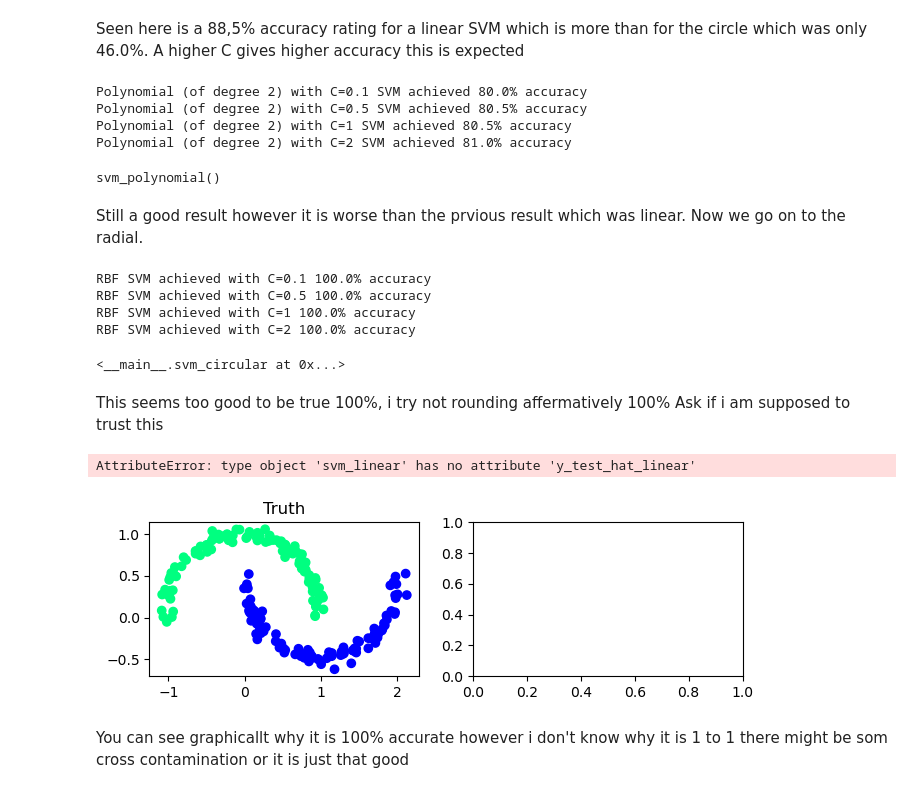
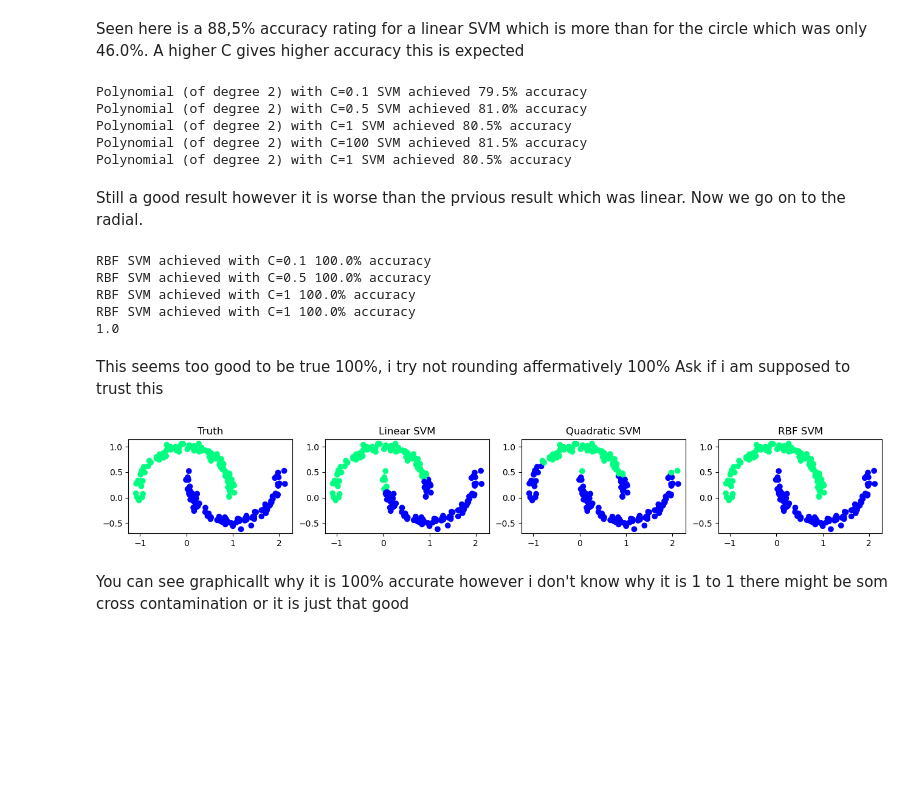
Before and after one commit to Thpri19/AML-Code, a Jupyter notebook: AML Code/AppliedMachineLearning/AML1 EX 1.ipynb, the cells around one changed output. Saved outputs shown, nothing was run; the diff lists cells and outputs as text; code cells hidden in the pictures; blank space fills up the shorter version.

Commit message:
Improved the svm classes, and made the figure work Now i am able to call variables

```diff
--- a/AML Code/AppliedMachineLearning/AML1 EX 1.ipynb
+++ b/AML Code/AppliedMachineLearning/AML1 EX 1.ipynb
@@ -97,81 +97,84 @@ Seen here is a 88,5% accuracy rating for a linear SVM which is more than for the
 #Estimate the polynomial of the 2nd degree
 class svm_polynomial(Exception):
     __module__ = Exception.__module__
-    def __init__ (self, c, deg):
+    def __init__ (self, c, deg, X_test, X_train, y_test, y_train):
 
         self.c = c
         self.deg = deg
-        svm_poly = svm.SVC(C=c,kernel='poly', degree=deg)
-        svm_poly.fit(X_train, y_train)
+        self.svm_poly = svm.SVC(C=c,kernel='poly', degree=deg)
+        self.svm_poly.fit(X_train, y_train)
 
-        y_test_hat_poly = svm_poly.predict(X_test)
-        accuracy_poly = accuracy_score(y_test_hat_poly, y_test)
-        print(f'Polynomial (of degree {deg}) with C={c} SVM achieved {round(accuracy_poly * 100, 1)}% accuracy')
+        self.y_test_hat_poly = self.svm_poly.predict(X_test)
+        self.accuracy_poly = accuracy_score(self.y_test_hat_poly, y_test)
+        print(f'Polynomial (of degree {deg}) with C={c} SVM achieved {round(self.accuracy_poly * 100, 1)}% accuracy')
 
-svm_polynomial(c=0.1, deg = 2)
-svm_polynomial(c=0.5, deg = 2)
-svm_polynomial(c=1, deg = 2)
-svm_polynomial(c=2, deg = 2)
+svm_polynomial(c=0.1, deg=2, X_train=X_train, y_train=y_train, X_test=X_test, y_test=y_test)
+svm_polynomial(c=0.5, deg=2, X_train=X_train, y_train=y_train, X_test=X_test, y_test=y_test)
+svm_polynomial(c=1, deg=2, X_train=X_train, y_train=y_train, X_test=X_test, y_test=y_test)
+svm_polynomial(c=100, deg=2, X_train=X_train, y_train=y_train, X_test=X_test, y_test=y_test)
+
+my_svm_polynomial = svm_polynomial(c=1, deg=2, X_train=X_train, y_train=y_train, X_test=X_test, y_test=y_test)
 # %% [output]
-Polynomial (of degree 2) with C=0.1 SVM achieved 80.0% accuracy
-Polynomial (of degree 2) with C=0.5 SVM achieved 80.5% accuracy
+Polynomial (of degree 2) with C=0.1 SVM achieved 79.5% accuracy
+Polynomial (of degree 2) with C=0.5 SVM achieved 81.0% accuracy
 Polynomial (of degree 2) with C=1 SVM achieved 80.5% accuracy
-Polynomial (of degree 2) with C=2 SVM achieved 81.0% accuracy
+Polynomial (of degree 2) with C=100 SVM achieved 81.5% accuracy
+Polynomial (of degree 2) with C=1 SVM achieved 80.5% accuracy
-svm_polynomial()
 # %% [markdown]
 Still a good result however it is worse than the prvious result which was linear. Now we go on to the radial.
 # %%
 class svm_circular:
-    def __init__(self, c):
-
+    def __init__(self, c, X_train, y_train, X_test, y_test):
         self.slack = c
 
+        self.svm_rbf = svm.SVC(kernel='rbf')
+        self.svm_rbf.fit(X_train, y_train)
 
-        svm_rbf = svm.SVC(kernel='rbf')
-        svm_rbf.fit(X_train, y_train)
+        self.y_test_hat_rbf = self.svm_rbf.predict(X_test)
+        self.accuracy_rbf = accuracy_score(self.y_test_hat_rbf, y_test)
+        print(f'RBF SVM achieved with C={c} {self.accuracy_rbf*100}% accuracy')
 
-        y_test_hat_rbf = svm_rbf.predict(X_test)
-        accuracy_rbf = accuracy_score(y_test_hat_rbf, y_test)
-        print(f'RBF SVM achieved with C={c} {accuracy_rbf*100}% accuracy')
+svm_circular(c=0.1, X_train=X_train, y_train=y_train, X_test=X_test, y_test=y_test)
 
-svm_circular(c=0.1)
-svm_circular(c=0.5)
-svm_circular(c=1)
-svm_circular(c=2)
+svm_circular(c=0.5, X_train=X_train, y_train=y_train, X_test=X_test, y_test=y_test)
+
+svm_circular(c=1, X_train=X_train, y_train=y_train, X_test=X_test, y_test=y_test)
+
+my_svm_rbf= svm_circular(c=1, X_train=X_train, y_train=y_train, X_test=X_test, y_test=y_test)
+print(my_svm_rbf.accuracy_rbf)
 # %% [output]
 RBF SVM achieved with C=0.1 100.0% accuracy
 RBF SVM achieved with C=0.5 100.0% accuracy
 RBF SVM achieved with C=1 100.0% accuracy
-RBF SVM achieved with C=2 100.0% accuracy
+RBF SVM achieved with C=1 100.0% accuracy
+1.0
-<__main__.svm_circular at 0x...>
 # %% [markdown]
 This seems too good to be true 100%, i try not rounding affermatively 100% Ask if i am supposed to trust this
 # %%
 fig = plt.figure(figsize=plt.figaspect(0.1))
 ax = fig.add_subplot(1, 4, 1)
 ax.scatter(X_test[:, 0], X_test[:, 1], c=y_test,
            cmap=plt.get_cmap("winter_r"))
 plt.title('Truth')
 
 ax = fig.add_subplot(1, 4, 2)
-ax.scatter(X_test[:, 0], X_test[:, 1], c=y_test_hat_linear,
+ax.scatter(X_test[:, 0], X_test[:, 1], c=my_svm_linear.y_test_hat_linear,
            cmap=plt.get_cmap("winter_r"))
 plt.title('Linear SVM')
 
 ax = fig.add_subplot(1, 4, 3)
-ax.scatter(X_test[:, 0], X_test[:, 1], c=y_test_hat_poly,
+ax.scatter(X_test[:, 0], X_test[:, 1], c=my_svm_polynomial.y_test_hat_poly,
            cmap=plt.get_cmap("winter_r"))
 plt.title('Quadratic SVM')
 
 ax = fig.add_subplot(1, 4, 4)
-ax.scatter(X_test[:, 0], X_test[:, 1], c=y_test_hat_rbf,
+ax.scatter(X_test[:, 0], X_test[:, 1], c=my_svm_rbf.y_test_hat_rbf,
            cmap=plt.get_cmap("winter_r"))
 plt.title('RBF SVM')
 
 plt.show()
 # %% [output]
-AttributeError: type object 'svm_linear' has no attribute 'y_test_hat_linear'
-[figure, old version]
+[figure, new version]
 # %% [markdown]
 You can see graphicallt why it is 100% accurate however i don't know why it is 1 to 1 there might be som cross contamination or it is just that good
 # %%
```
Also changed, not shown: parts of 2 cells of this notebook.
